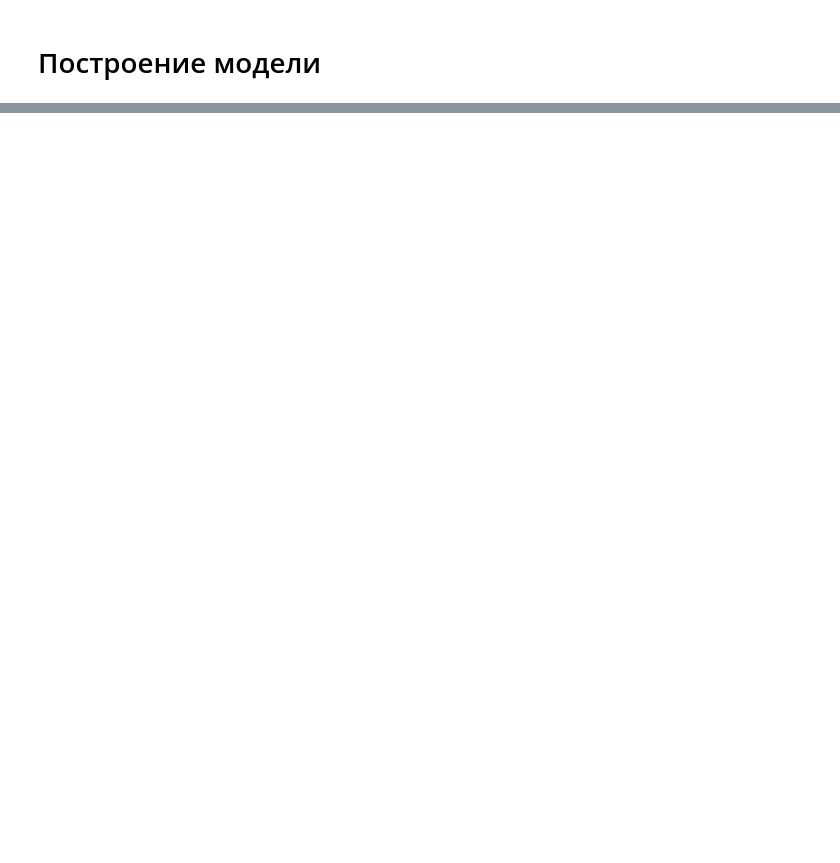
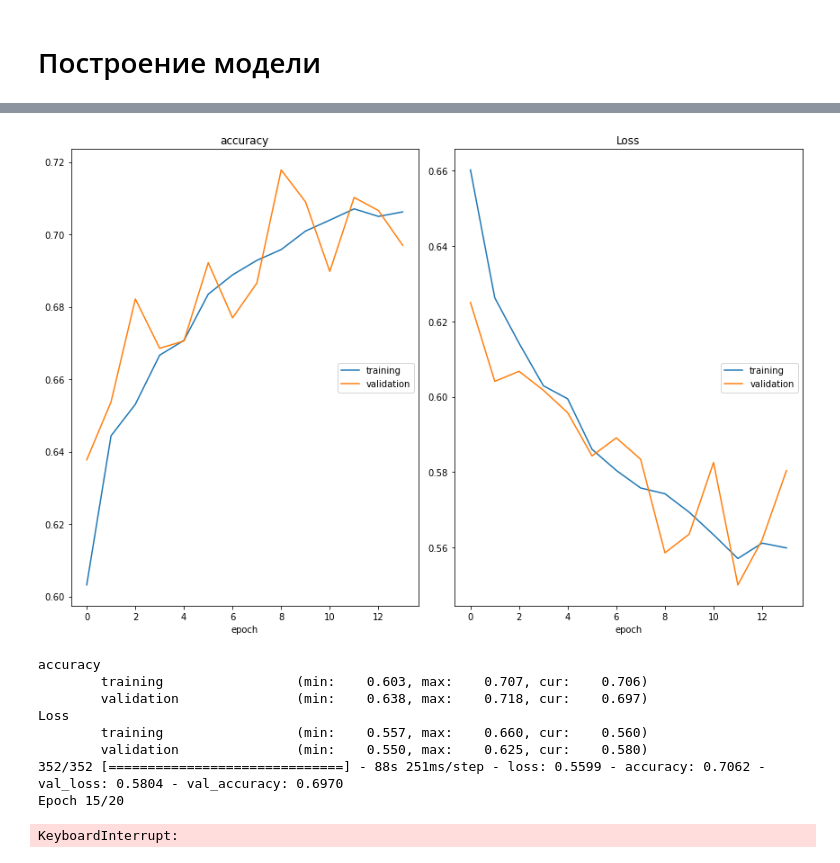
Before and after one commit to Kscien/image-autoencoder, a Jupyter notebook: lab4.ipynb, the cells around one changed output, grey strips where cells are left out. Cells and saved outputs as stored; diff of their text form; code cells hidden in the pictures; blank space fills up the shorter version.

```diff
--- a/lab4.ipynb
+++ b/lab4.ipynb
@@ -132,0 +250,30 @@ plt.imshow(output[0,:,:,:])
+# %%
+encoder.trainable = False
+# %%
+densenet = Sequential([
+    encoder,
+    Input(shape=(1024, 1)),
+    Dense(512, activation='relu'),
+    Dense(128, activation='relu'),
+    Dense(64, activation='relu'),
+    Dense(1, activation='sigmoid')
+])
+
+densenet.compile(optimizer='adam', loss='binary_crossentropy', metrics=['accuracy'])
+# %%
+densenet.fit(train_generator_class,
+              epochs=20,
+              shuffle=True,
+              validation_data=val_generator_class,
+              callbacks=[PlotLossesKeras()])
+# %% [output]
+[figure, added]
+accuracy
+        training                 (min:    0.603, max:    0.707, cur:    0.706)
+        validation               (min:    0.638, max:    0.718, cur:    0.697)
+Loss
+        training                 (min:    0.557, max:    0.660, cur:    0.560)
+        validation               (min:    0.550, max:    0.625, cur:    0.580)
+352/352 [==============================] - 88s 251ms/step - loss: 0.5599 - accuracy: 0.7062 - val_loss: 0.5804 - val_accuracy: 0.6970
+Epoch 15/20
+KeyboardInterrupt:
```
Also changed, not shown: parts of 18 cells of this notebook.
